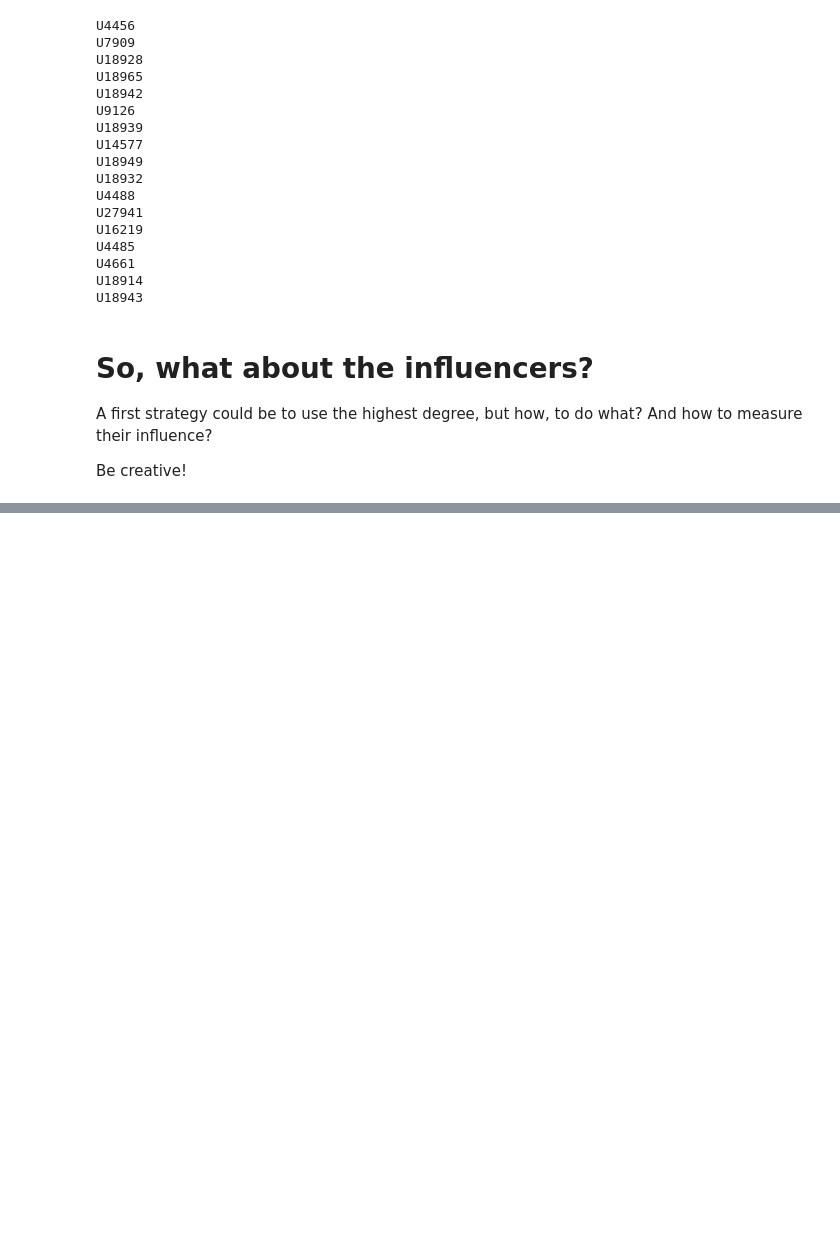
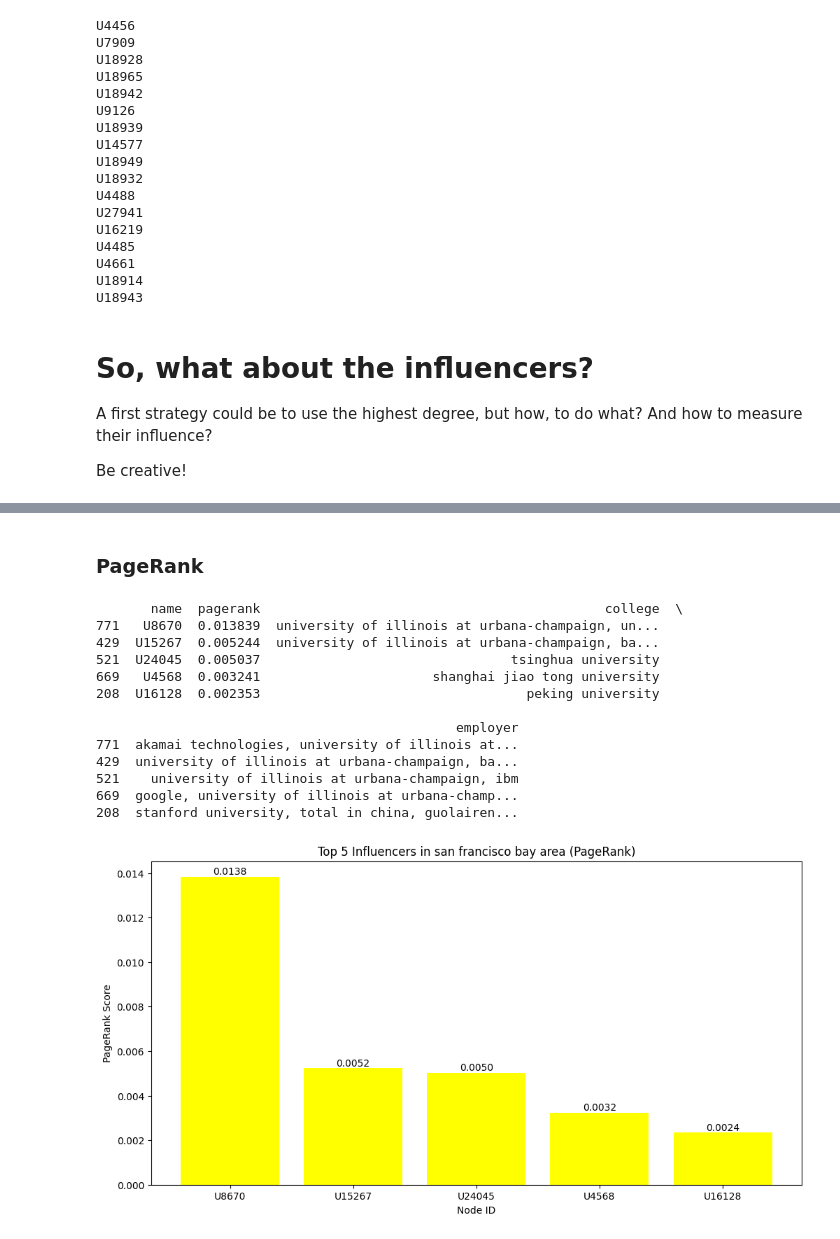
Before and after one commit to Nico-Grosso/Challenge1, a Jupyter notebook: Find_influencers_yourname.ipynb, the cells around one changed output, grey strips where cells are left out. Saved outputs shown, nothing was run; the diff lists cells and outputs as text; code cells hidden in the pictures; blank space fills up the shorter version.

```diff
--- a/Find_influencers_yourname.ipynb
+++ b/Find_influencers_yourname.ipynb
@@ -95,0 +216,33 @@ Be creative!
+# %% [markdown]
+### PageRank
+# %%
+sf_influencers = profiles[profiles['location'] == sf_area].sort_values(by='pagerank', ascending=False)
+
+# Display Top 5
+top_5 = sf_influencers.head(5)
+print(top_5[['name', 'pagerank', 'college', 'employer']])
+
+# plot
+plt.figure(figsize=(12, 6))
+plt.bar(top_5['name'], top_5['pagerank'], color='yellow')
+plt.title(f"Top 5 Influencers in {sf_area} (PageRank)")
+plt.ylabel("PageRank Score")
+plt.xlabel("Node ID")
+for i, val in enumerate(top_5['pagerank']):
+    plt.text(i, val, f'{val:.4f}', ha='center', va='bottom')
+plt.show()
+# %% [output]
+       name  pagerank                                            college  \
+771   U8670  0.013839  university of illinois at urbana-champaign, un...
+429  U15267  0.005244  university of illinois at urbana-champaign, ba...
+521  U24045  0.005037                                tsinghua university
+669   U4568  0.003241                      shanghai jiao tong university
+208  U16128  0.002353                                  peking university
+
+                                              employer
+771  akamai technologies, university of illinois at...
+429  university of illinois at urbana-champaign, ba...
+521    university of illinois at urbana-champaign, ibm
+669  google, university of illinois at urbana-champ...
+208  stanford university, total in china, guolairen...
+[figure, added]
```
Also changed, not shown: parts of 13 cells of this notebook.
